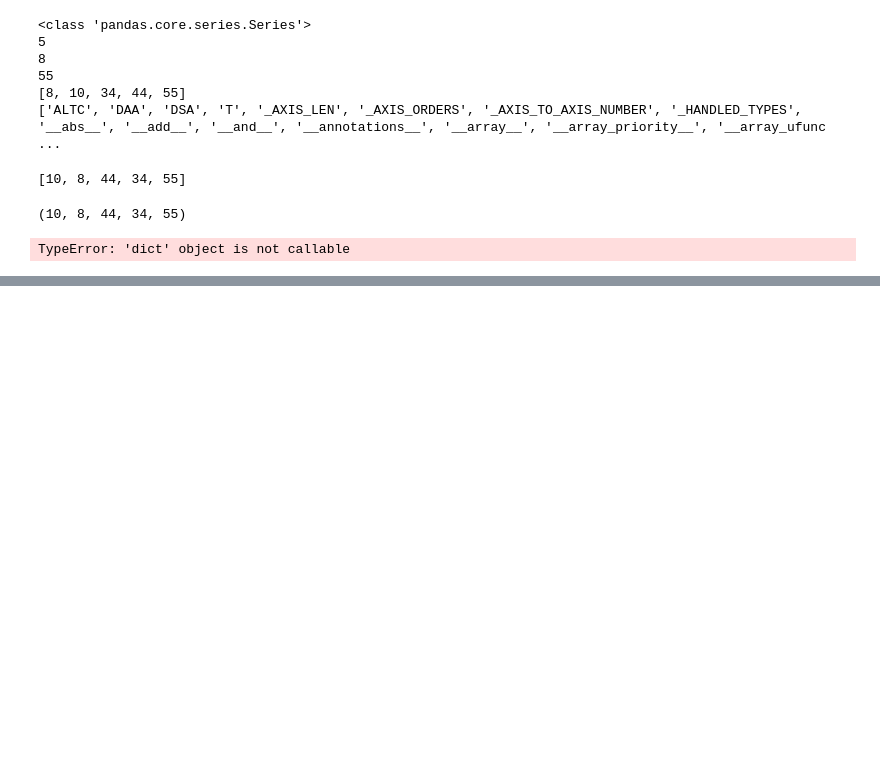
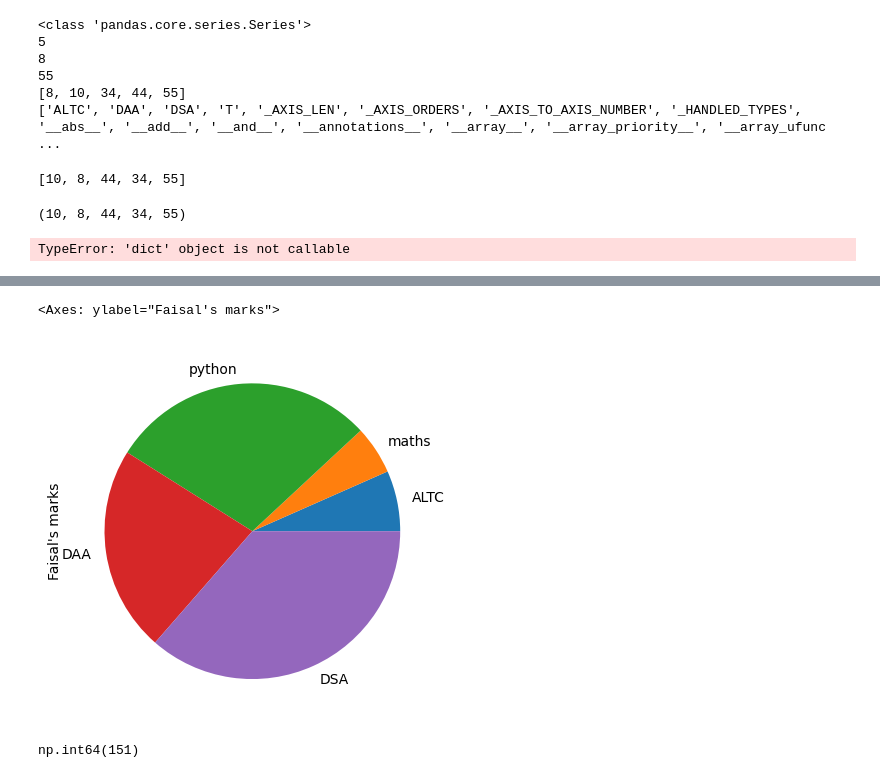
Before and after one commit to faisalkhan4k/Pandas, a Jupyter notebook: 01_week1.ipynb, the cells around one changed output, grey strips where cells are left out. Saved outputs shown, nothing was run; the diff lists cells and outputs as text; code cells hidden in the pictures; blank space fills up the shorter version.

```diff
--- a/01_week1.ipynb
+++ b/01_week1.ipynb
@@ -500,0 +576,9 @@ TypeError: 'dict' object is not callable
+# %%
+marks_series.plot(kind='pie')
+# %% [output]
+<Axes: ylabel="Faisal's marks">
+[figure, added]
+# %%
+marks_series.sum()
+# %% [output]
+np.int64(151)
```
Also changed, not shown: parts of 29 cells of this notebook.
